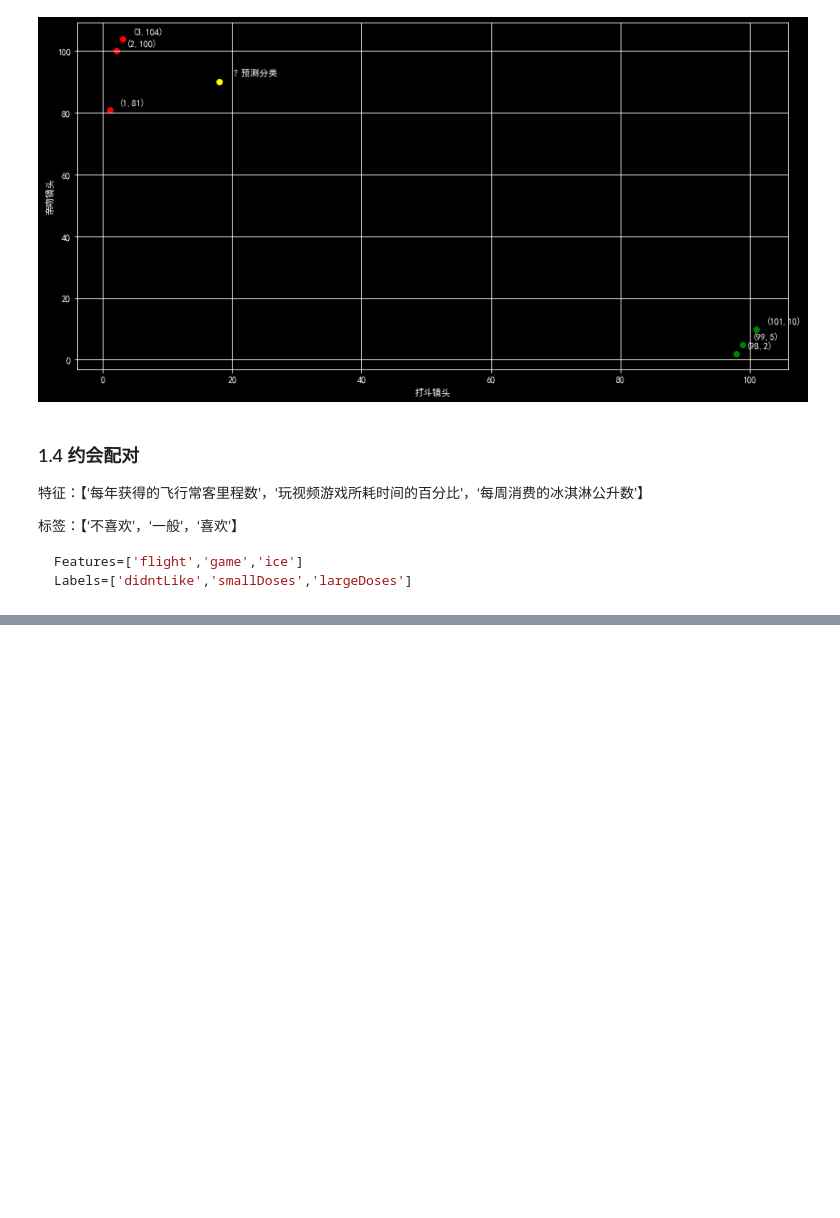
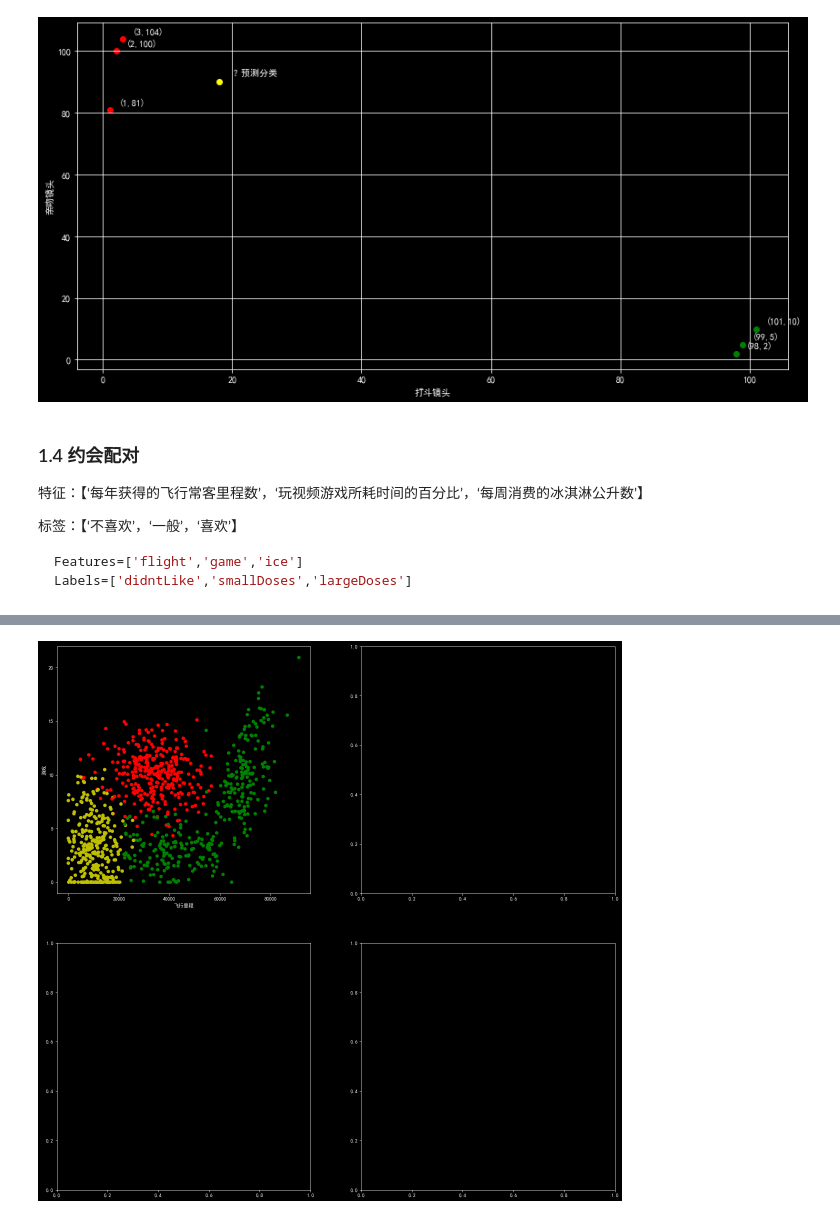
Before and after one commit to abulimity/Learn-Machine-Learning, a Jupyter notebook: CH01_KNN/KNN.ipynb, the cells around one changed output, grey strips where cells are left out. Drawn from its saved outputs; the diff is of its cells as text; code cells hidden in the pictures; blank space fills up the shorter version.

````diff
--- a/CH01_KNN/KNN.ipynb
+++ b/CH01_KNN/KNN.ipynb
@@ -145,3 +145,9 @@ plt.show()
 Features=['flight','game','ice']
 Labels=['didntLike','smallDoses','largeDoses']
 ```
+# %%
+import pandas as pd
+
+head = ['flight','game','ice','labels']
+data = pd.read_csv('data\datingTestSet.txt', sep='\t', header=None, names=head, index_col=False)
+data.head()
@@ -147,0 +161,36 @@ Labels=['didntLike','smallDoses','largeDoses']
+# %%
+datingDataMat = data.loc[:,['flight','game','ice']]
+datingLabels = data.loc[:,'labels']
+
+def getColor(x):
+    if x =='largeDoses':
+        return 'r'
+    elif x =='smallDoses':
+        return 'y'
+    elif x =='didntLike':
+        return 'g'
+# lambda x: 语句1 if 条件1 else ( 语句2 if 条件2 else 语句3 )
+# datingColor = datingLabels.apply(lambda x : 'red' if x =='largeDoses' else 'origan' if x=='smallDoses' else 'black')
+# datingColor = datingColor.to_list()
+# datingColor = np.hstack(datingColor)
+# 循环
+datingLabels.head()
+datingColor = []
+for label in datingLabels:
+    datingColor.append(getColor(label))
+# datingColor
+# %%
+import matplotlib.pyplot as plt
+
+fig, ((ax1, ax2),(ax3, ax4)) = plt.subplots(figsize=(20,20),nrows=2,ncols=2)
+
+
+
+# flight, game
+ax1.scatter(x=datingDataMat.flight,y=datingDataMat.game,c=datingColor)
+ax1.set_xlabel('飞行里程')
+ax1.set_ylabel('游戏')
+
+plt.show()
+# %% [output]
+[figure, added]
````
Also changed, not shown: parts of 1 cell of this notebook.
